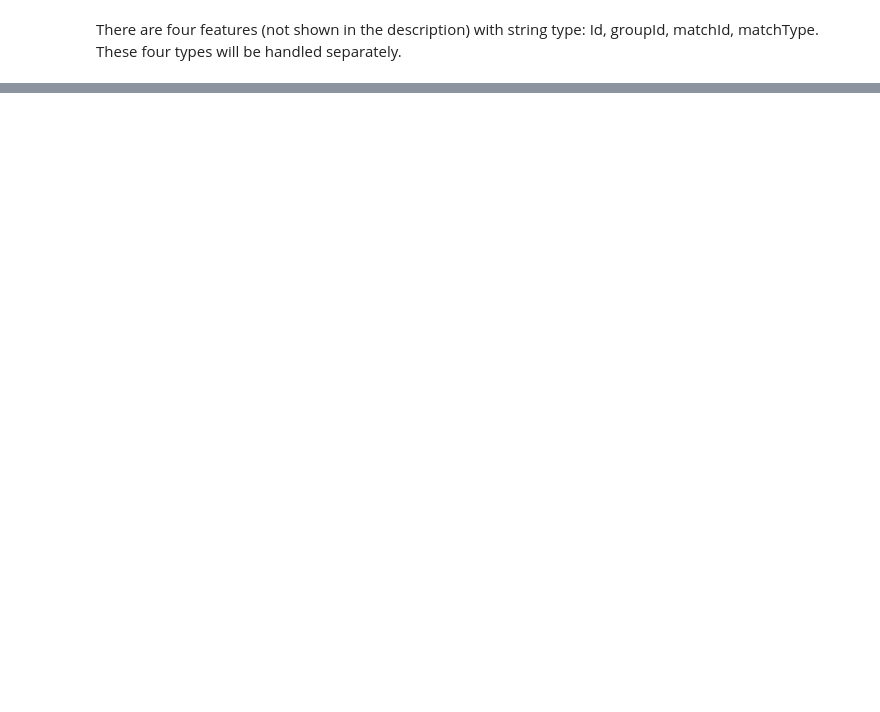
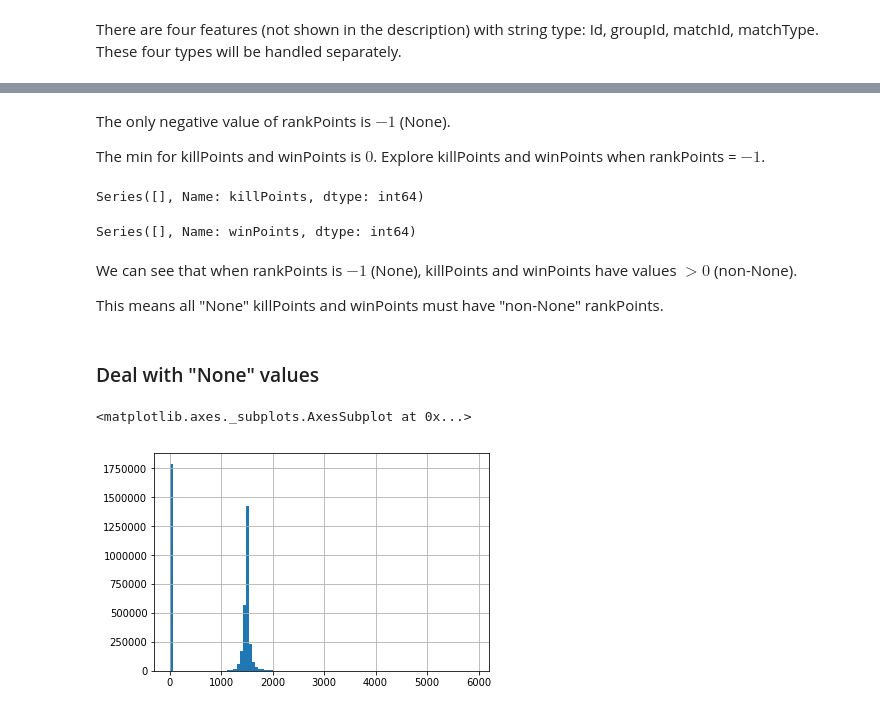
Before and after one commit to Leon-624/ML_HW, a Jupyter notebook: Project/EDA.ipynb, the cells around one changed output, grey strips where cells are left out. Saved outputs shown, nothing was run; the diff lists cells and outputs as text; code cells hidden in the pictures; blank space fills up the shorter version.

```diff
--- a/Project/EDA.ipynb
+++ b/Project/EDA.ipynb
@@ -92,2 +99,24 @@ Last thing to notice is:
+# %% [markdown]
+The only negative value of rankPoints is $-1$ (None).
+
+The min for killPoints and winPoints is $0$. Explore killPoints and winPoints when rankPoints = $-1$.
 # %%
-(data.loc[data['rankPoints'] == -1 & data['killPoints'] == -1])[['killPoints', 'winPoints']]
+data.loc[(data['rankPoints'] == -1) & (data['killPoints'] == 0)]['killPoints']
+# %% [output]
+Series([], Name: killPoints, dtype: int64)
+# %%
+data.loc[(data['rankPoints'] == -1) & (data['winPoints'] == 0)]['winPoints']
+# %% [output]
+Series([], Name: winPoints, dtype: int64)
+# %% [markdown]
+We can see that when rankPoints is $-1$ (None), killPoints and winPoints have values $> 0$ (non-None).
+
+This means all "None" killPoints and winPoints must have "non-None" rankPoints.
+# %% [markdown]
+### Deal with "None" values
+# %%
+# Show histogram of rankPoints
+data['rankPoints'].hist(bins=100)
+# %% [output]
+<matplotlib.axes._subplots.AxesSubplot at 0x...>
+[figure, added]
```
Also changed, not shown: parts of 24 cells of this notebook, 6 other files.
